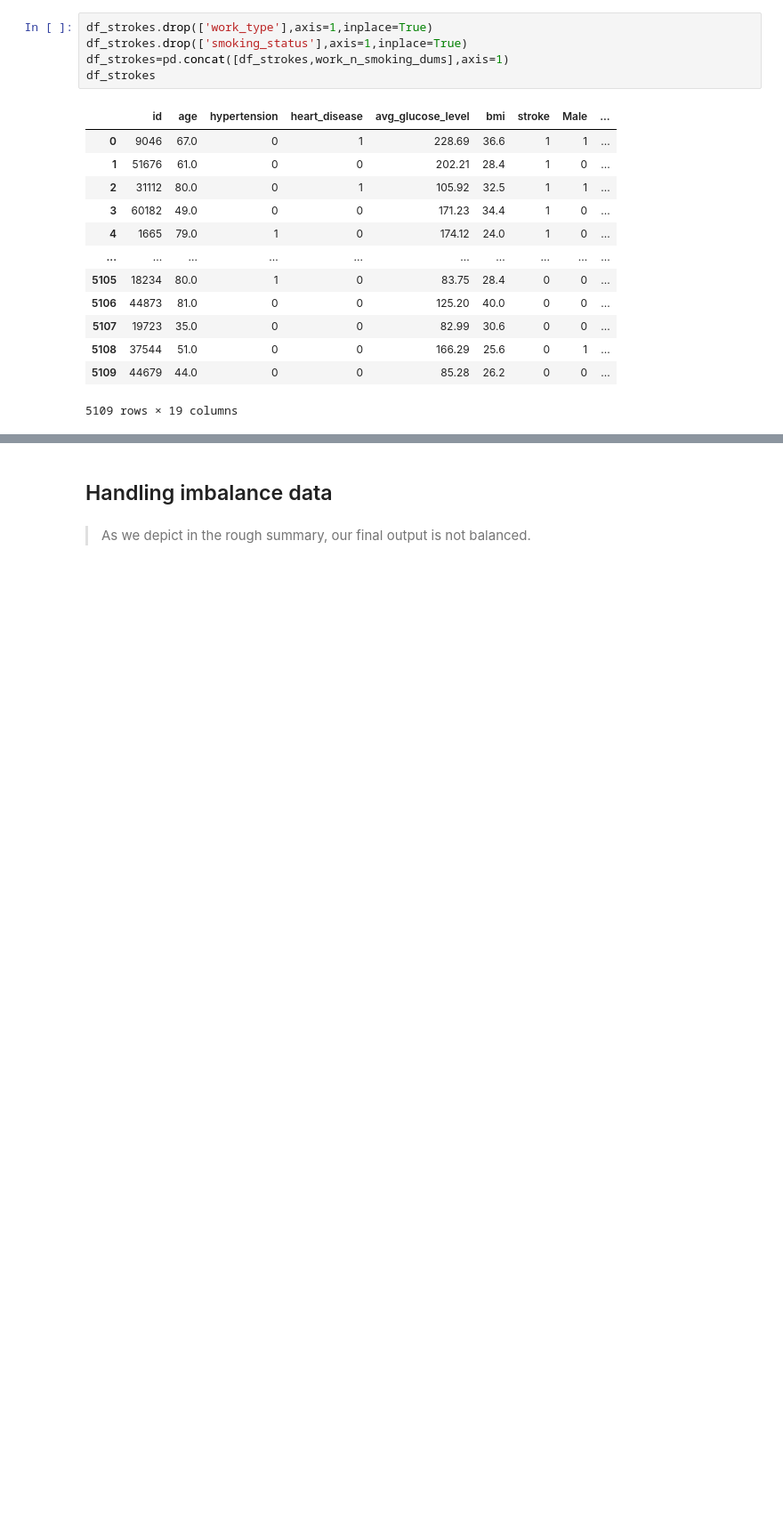
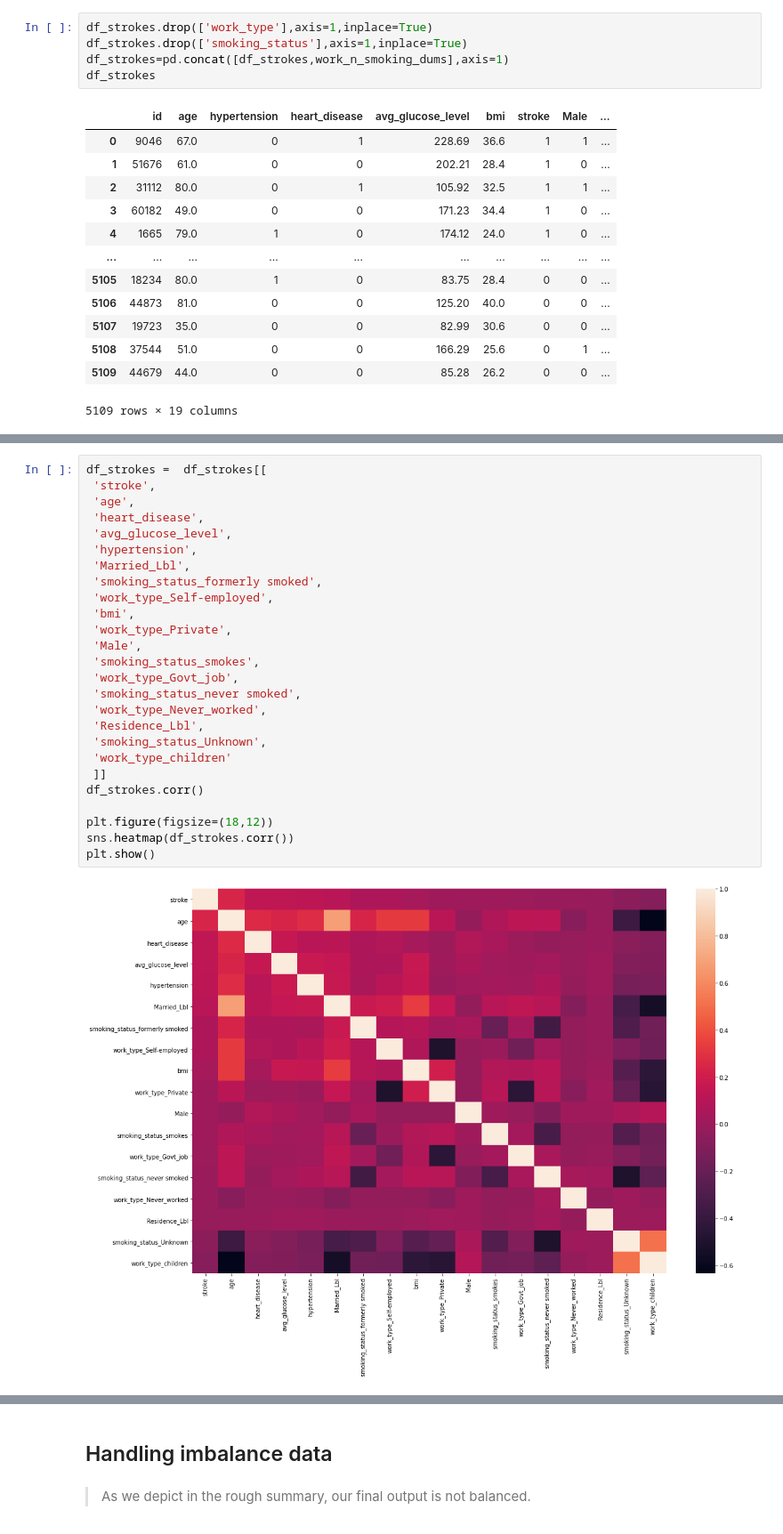
Before and after one commit to tmKamal/ml-stroke-prediction-model, a Jupyter notebook: prediction_model.ipynb, the cells around one changed output, grey strips where cells are left out. Shown at 89% size. Cells and saved outputs as stored; diff of their text form; blank space fills up the shorter version.

```diff
--- a/prediction_model.ipynb
+++ b/prediction_model.ipynb
@@ -229,0 +254,28 @@ df_strokes
+# %%
+df_strokes =  df_strokes[[
+ 'stroke',
+ 'age',
+ 'heart_disease',
+ 'avg_glucose_level',
+ 'hypertension',
+ 'Married_Lbl',
+ 'smoking_status_formerly smoked',
+ 'work_type_Self-employed',
+ 'bmi',
+ 'work_type_Private',
+ 'Male',
+ 'smoking_status_smokes',
+ 'work_type_Govt_job',
+ 'smoking_status_never smoked',
+ 'work_type_Never_worked',
+ 'Residence_Lbl',
+ 'smoking_status_Unknown',
+ 'work_type_children'
+ ]]
+df_strokes.corr()
+
+plt.figure(figsize=(18,12))
+sns.heatmap(df_strokes.corr())
+plt.show()
+# %% [output]
+[figure, added]
```
Also changed, not shown: parts of 11 cells of this notebook.
